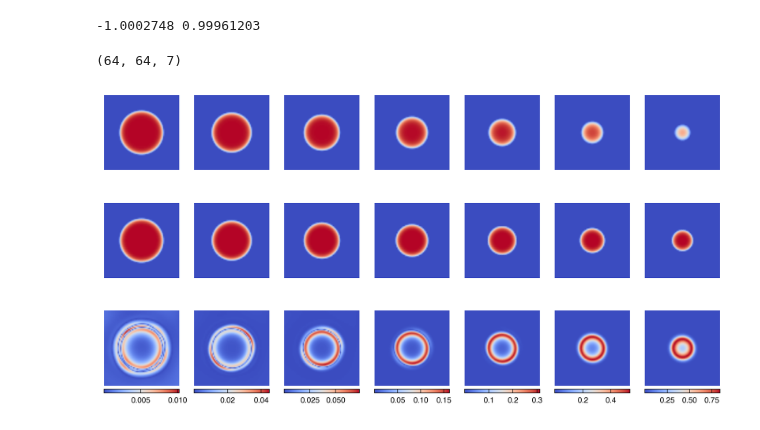
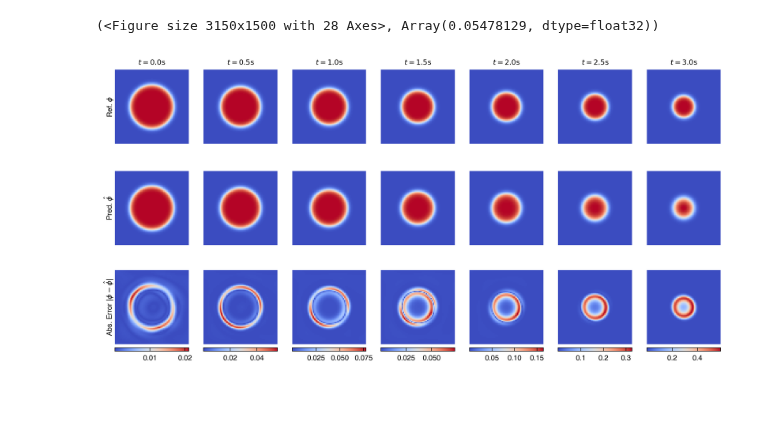
Before and after one commit to NanxiiChen/PI-CViT, a Jupyter notebook: ice_melting/eval.ipynb, the cells around one changed output. Drawn from its saved outputs; the diff is of its cells as text; code cells hidden in the pictures; blank space fills up the shorter version.

Commit message:
Update ice-melting

```diff
--- a/ice_melting/eval.ipynb
+++ b/ice_melting/eval.ipynb
@@ -120,6 +84,6 @@ model_skeleton = get_model(
     **model_params,
 )
 
-weight = "/root/autodl-tmp/tf-logs/ice_melting/circle/20251228-130114/model_epoch_7000.eqx"
+weight = "/root/autodl-tmp/tf-logs/ice_melting/circle/20251229-145048/model_epoch_5000.eqx"
 # weight = "/root/autodl-tmp/tf-logs/ice_melting/circle/1228baseline/model_epoch_25000.eqx"
 model = eqx.tree_deserialise_leaves(weight, model_skeleton)
@@ -143,49 +90,2 @@ u0 = u0.reshape(1, 64, 64)
-# %%
-param = jnp.array([30, 30, 0.0])
-
-def body_fn(carry, t):
-    t_coord = jnp.full((x_coord.shape[0], 1), t) / configs.Tc
-    sol = model(u0, param, x_coord, t_coord) # shape: (H*W, 1)
-    return carry, sol
-
-_, sols = jax.lax.scan(body_fn, None, ts)
-# sols shape from scan: (T, H*W, 1)
-sols = sols.transpose(1, 2, 0).reshape(64, 64, -1) # shape: (H, W, T)
-print(sols.min(), sols.max())
-# %% [output]
--1.0002748 0.99961203
-# %%
-idxs = jnp.array([jnp.argmin(jnp.abs(times - t)) for t in ts]) # shape: (T,)
-ref_sols = solutions[0, idxs, 0, :, :]
-# reshape as H, W, T
-ref_sols = ref_sols.transpose(1, 2, 0)
-ref_sols.shape
-# %% [output]
-(64, 64, 7)
-# %%
-fig, axes = plt.subplots(3, len(ts), figsize=(10, 5))
-for i, tic in enumerate(ts):
-    ax = axes[0, i]
-    ax.pcolormesh(meshx, meshy, sols[:, :, i], cmap="coolwarm",
-                  shading='gouraud', rasterized=True,
-                  vmin=0, vmax=1)
-    ax.set_aspect("equal")
-    ax.set_axis_off()
-
-    ax = axes[1, i]
-    ax.pcolormesh(meshx, meshy, ref_sols[:, :, i], cmap="coolwarm",
-                  shading='gouraud', rasterized=True,
-                  vmin=0, vmax=1)
-    ax.set_aspect("equal")
-    ax.set_axis_off()
-
-    ax = axes[2, i]
-    diff = jnp.abs(sols[:, :, i] - ref_sols[:, :, i])
-    diff_cont = ax.pcolormesh(meshx, meshy, diff, cmap="coolwarm",
-                             shading='gouraud', rasterized=True,)
-    ax.set_aspect("equal")
-    ax.set_axis_off()
-
-    colorbar = fig.colorbar(diff_cont, ax=ax, fraction=0.046, pad=0.04, orientation='horizontal')
-# %% [output]
-[figure, removed]
+# %%
+data_dir = configs.data_dir
@@ -191,0 +203,11 @@ for i, tic in enumerate(ts):
+# %%
+evaluate_model(
+    model,
+    target_ts=[0.0, 0.5, 1.0, 1.5, 2.0, 2.5, 3.0],
+    data_dir=data_dir,
+    Lc=configs.Lc,
+    Tc=configs.Tc,
+)
+# %% [output]
+(<Figure size 3150x1500 with 28 Axes>, Array(0.05478129, dtype=float32))
+[figure, added]
```
Also changed, not shown: parts of 7 cells of this notebook, 5 other files.
